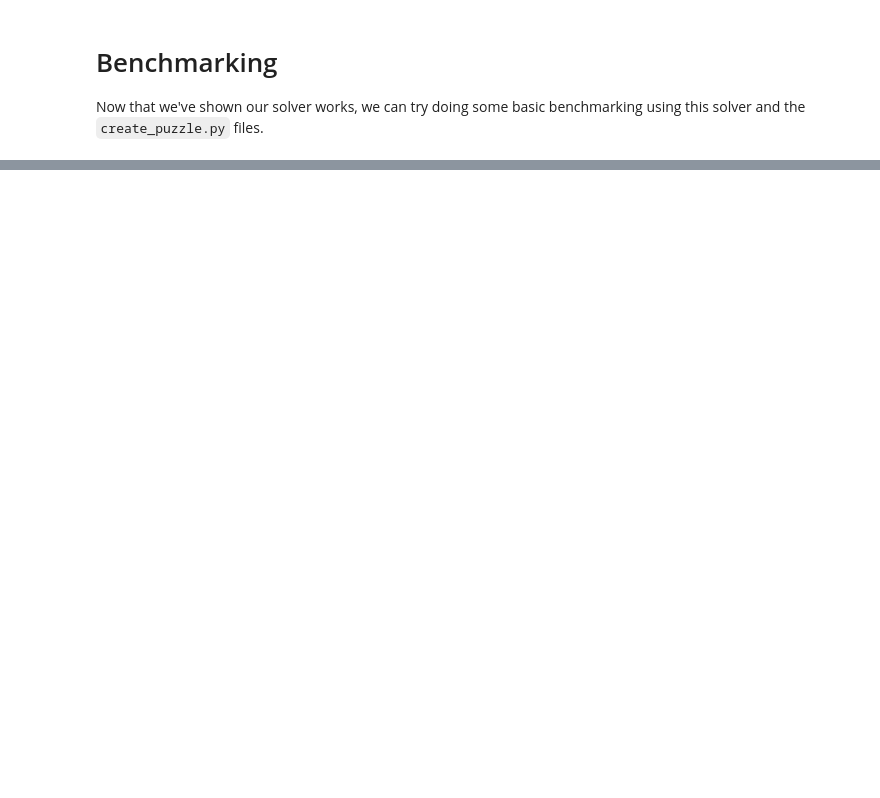
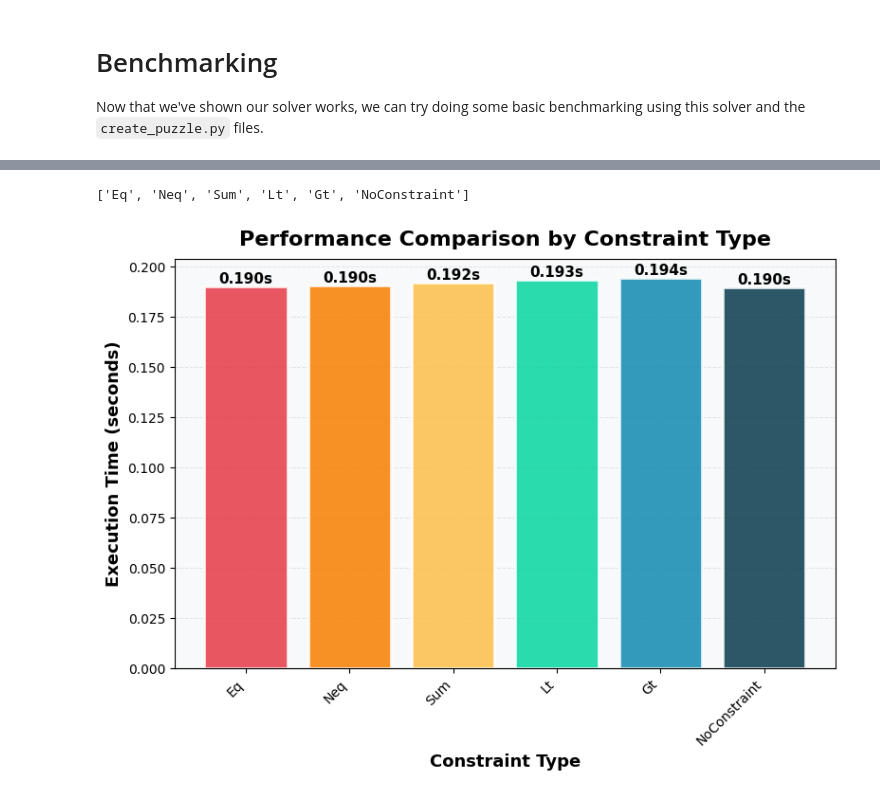
Before and after one commit to joshchen984/pips-solver, a Jupyter notebook: PipsSolver.ipynb, the cells around one changed output, grey strips where cells are left out. Saved outputs shown, nothing was run; the diff lists cells and outputs as text; code cells hidden in the pictures; blank space fills up the shorter version.

```diff
--- a/PipsSolver.ipynb
+++ b/PipsSolver.ipynb
@@ -454,0 +531,50 @@ Total benchmark time:           32.43 seconds
+# %%
+# Testing which constraints hardest
+import time
+from create_puzzle import encode
+from constraint import all_constraints
+
+constraint_times = {}
+num_trials = 10
+constraints = all_constraints()
+for constraint in constraints:
+    elapsed = 0
+    for trial in range(num_trials):
+        start = time.perf_counter()
+        encode(20, [2,3,4,5], [constraint])
+        elapsed += time.perf_counter() - start
+    elapsed /= num_trials
+    constraint_times[constraint] = elapsed
+# %%
+
+colors = ['#E63946', '#F77F00', '#FCBF49', '#06D6A0', '#118AB2', '#073B4C']
+
+fig, ax = plt.subplots(figsize=(8, 6))
+labels = [c.__name__ for c in constraint_times]
+print(labels)
+values = list(constraint_times.values())
+bars = ax.bar(labels, values, color=colors, edgecolor='white', linewidth=2, alpha=0.85)
+
+for bar in bars:
+    height = bar.get_height()
+    ax.text(bar.get_x() + bar.get_width()/2., height,
+            f'{height:.3f}s',
+            ha='center', va='bottom', fontsize=11, fontweight='bold')
+
+ax.set_ylabel('Execution Time (seconds)', fontsize=13, fontweight='bold')
+ax.set_xlabel('Constraint Type', fontsize=13, fontweight='bold')
+ax.set_title('Performance Comparison by Constraint Type', fontsize=16, fontweight='bold', pad=10)
+
+ax.yaxis.grid(True, alpha=0.3, linestyle='--', linewidth=0.7)
+ax.set_axisbelow(True)
+
+ax.set_facecolor('#F8F9FA')
+fig.patch.set_facecolor('white')
+
+plt.xticks(rotation=45, ha='right')
+
+plt.tight_layout()
+plt.show()
+# %% [output]
+['Eq', 'Neq', 'Sum', 'Lt', 'Gt', 'NoConstraint']
+[figure, added]
```
Also changed, not shown: parts of 9 cells of this notebook, 4 other files.
